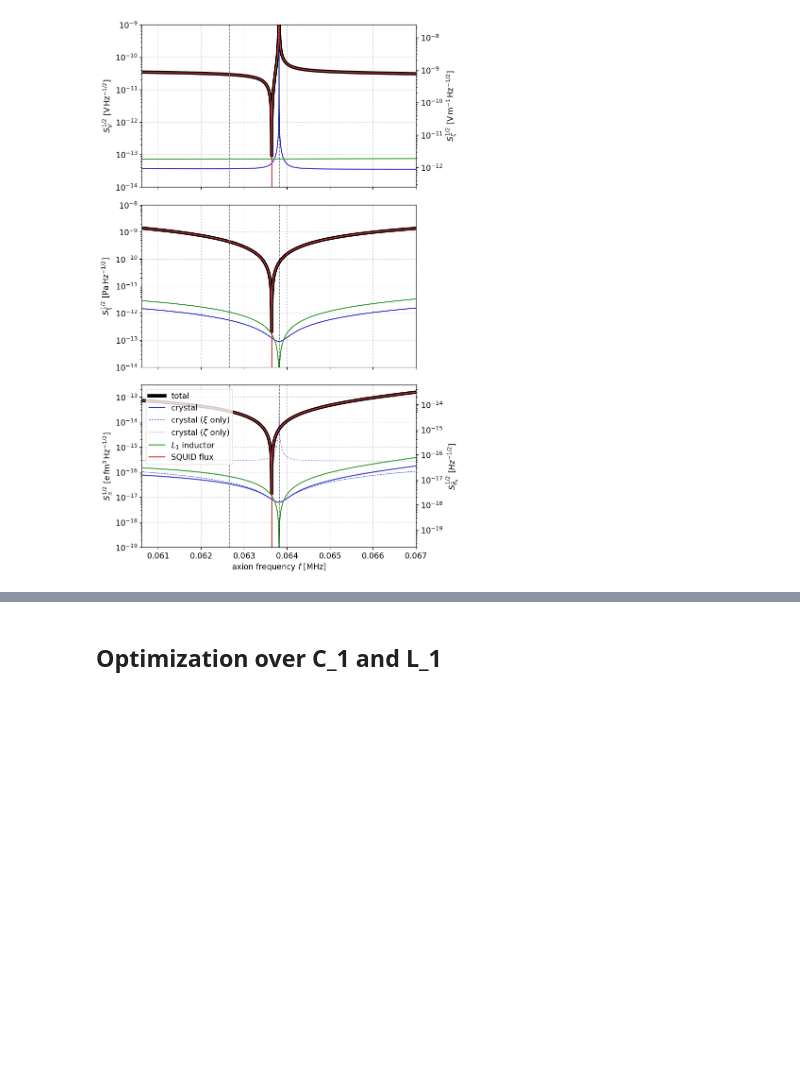
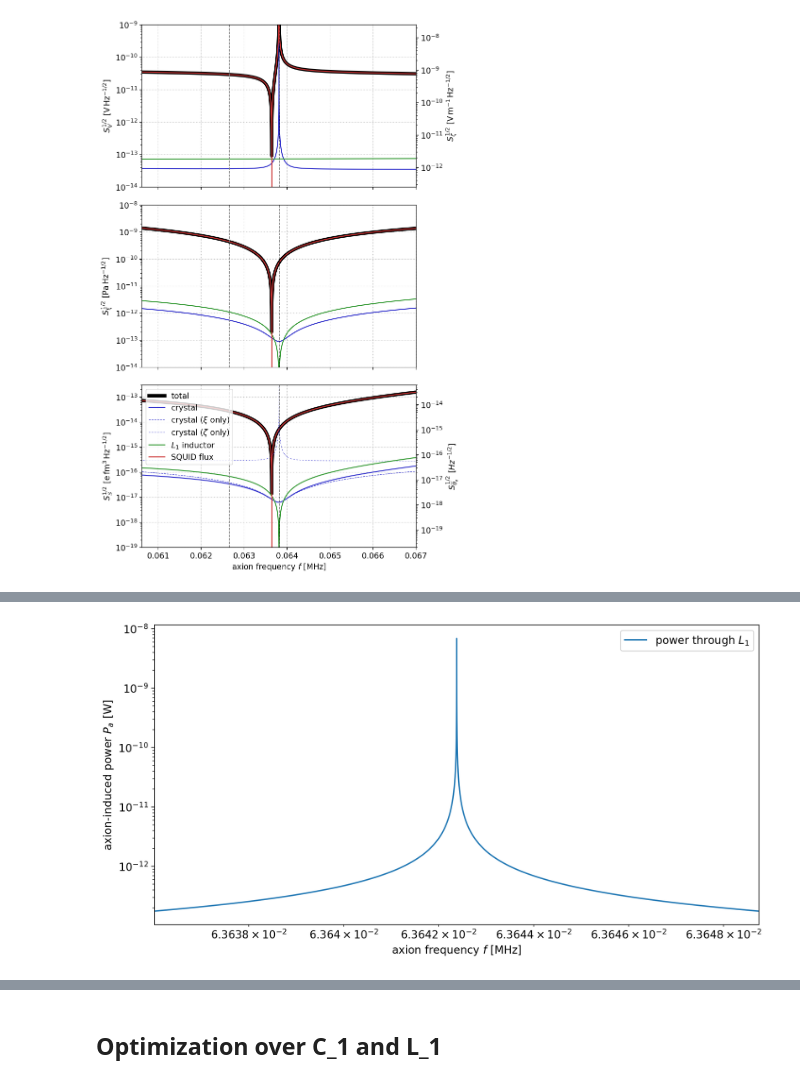
Before and after one commit to kenvantilburg/piezoaxionic-effect, a Jupyter notebook: code/supporting_plots.ipynb, the cells around one changed output, grey strips where cells are left out. Drawn from its saved outputs; the diff is of its cells as text; code cells hidden in the pictures; blank space fills up the shorter version.

```diff
--- a/code/supporting_plots.ipynb
+++ b/code/supporting_plots.ipynb
@@ -346,0 +363,11 @@ ax.set_xlabel(r'axion frequency $f ~ [\mathrm{MHz}]$');
+# %%
+vec_P_axion_L_1 = np.abs(vec_I_axion_p) * np.real(fn_Z_L_1(vec_omega,L_1))
+
+fig, ax = plt.subplots(1,1,figsize=(12,6))
+ax.plot(vec_omega / (2*np.pi*1e6*Second**-1), np.abs(vec_P_axion_L_1) / Watt, label=r'power through $L_1$');
+ax.set_xscale('log'); ax.set_yscale('log'); ax.legend(loc='upper right');
+ax.set_xlim(vec_omega[0]/(2*np.pi*1e6*Second**-1),vec_omega[-1]/(2*np.pi*1e6*Second**-1));
+ax.set_ylabel(r'axion-induced power $P_a ~ [\mathrm{W}]$');
+ax.set_xlabel(r'axion frequency $f ~ [\mathrm{MHz}]$');
+# %% [output]
+[figure, added]
```
Also changed, not shown: parts of 5 cells of this notebook, 6 other files.
